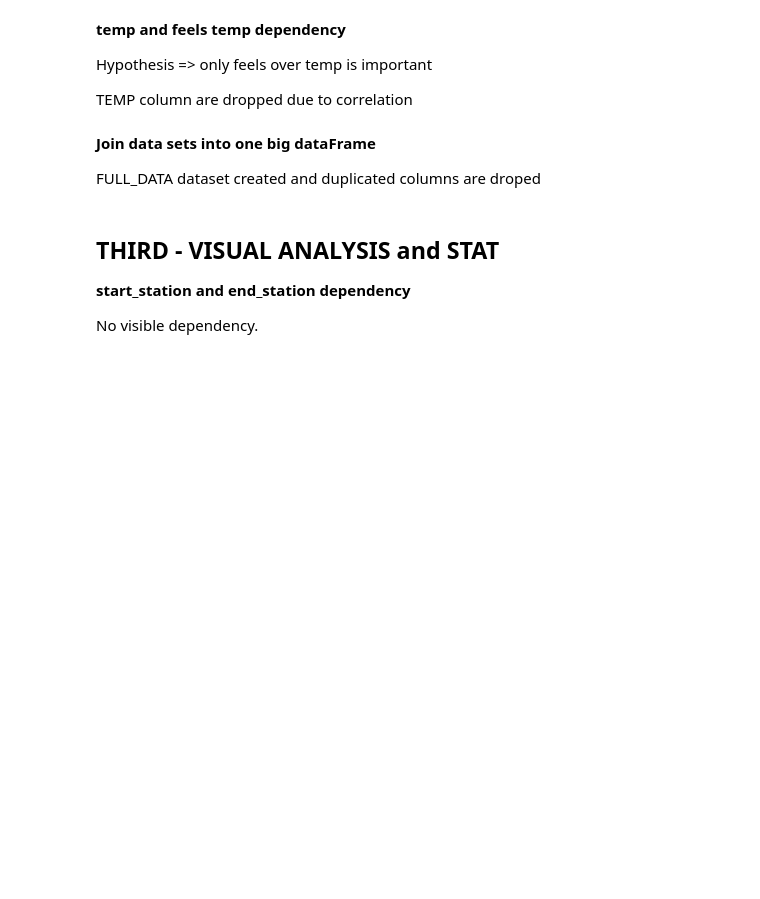
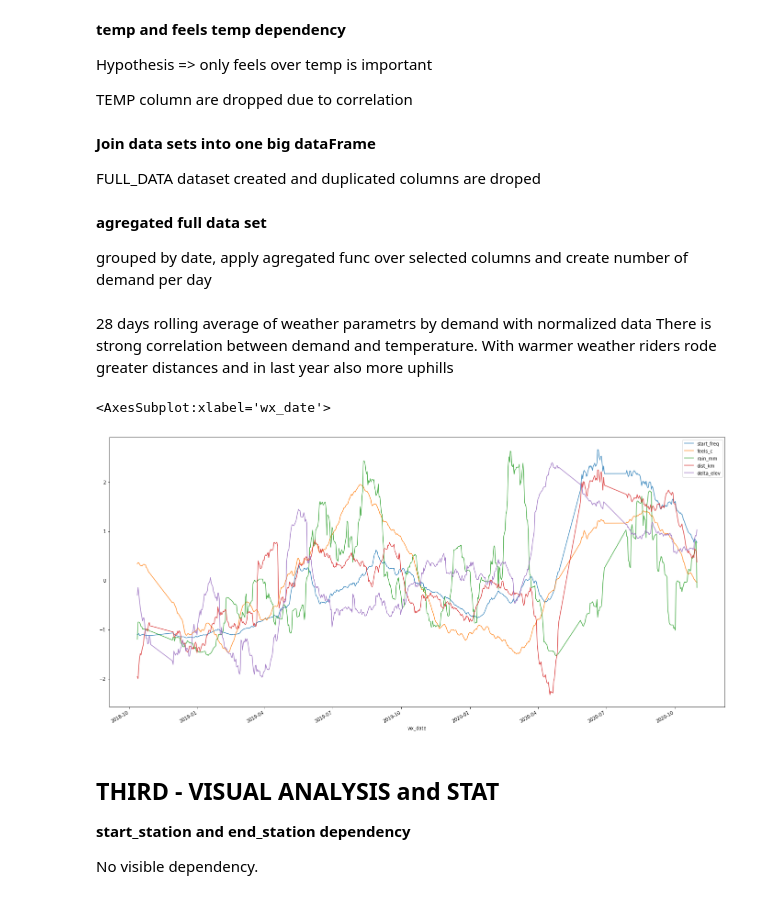
Before and after one commit to daim77/python_BI_analysis_bike_sharing, a Jupyter notebook: results.ipynb, the cells around one changed output. Drawn from its saved outputs; the diff is of its cells as text; code cells hidden in the pictures; blank space fills up the shorter version.

Commit message:
normalized data rolling average

```diff
--- a/results.ipynb
+++ b/results.ipynb
@@ -111,10 +111,11 @@ weather_df['cloudiness_%'] = weather_df['cloud'].str.rstrip('%')
 
 weather_df.drop(['wind', 'gust', 'temp', 'feels', 'rain', 'humidity', 'cloud'], axis=1, inplace=True)
 
-weather_df['wind_direction_deg'] = weather_df['wind_direction_deg'].map({'S': 180, 'SSW': 202.5, 'SW': 225, 'SE': 135,
-                                 'WSW': 247.5, 'W': 270, 'NE': 45,'ENE': 67.5,
-                                  'E': 90, 'NNE': 22.5,'NNW': 337.5, 'NW': 315,
-                                  'WNW': 292.5,'SSE': 157.5, 'ESE': 112.5,'N': 0})
+weather_df['wind_direction_deg'] = weather_df['wind_direction_deg'].map({
+    'N': 0, 'NNE': 22.5, 'NE': 45, 'ENE': 67.5, 'E': 90,
+    'ESE': 112.5, 'SE': 135, 'SSE': 157.5, 'S': 180,
+    'SSW': 202.5, 'SW': 225, 'WSW': 247.5, 'W': 270,
+    'WNW': 292.5, 'NW': 315, 'NNW': 337.5})
 
 weather_df.head()
 # %% [markdown]
@@ -349,3 +350,28 @@ full_data_df.drop('ended_at', axis=1, inplace=True)
 full_data_df.dtypes
 # %%
 full_data_df.head(5)
+# %% [markdown]
+**agregated full data set**
+
+grouped by date, apply agregated func over selected columns and create number of demand per day
+# %%
+ag_full_df = full_data_df.set_index('wx_date').groupby(pd.Grouper(freq='D'))\
+    .agg({
+    'day_of_week': 'max', 'start_station_id': 'count',
+    'delta_elev': 'mean', 'dist_km': 'mean', 'duration_s': 'mean', 'heading_deg': 'median',
+    'wind_direction_deg': 'median', 'gust_km_h': 'mean',
+    'feels_c': 'mean', 'rain_mm': 'mean'})\
+    .reset_index()\
+    .rename(columns={'start_station_id': 'start_freq'})
+# %% [markdown]
+28 days rolling average of weather parametrs by demand with normalized data
+There is strong correlation between demand and temperature.
+With warmer weather riders rode greater distances and in last year also more uphills
+# %%
+df = ag_full_df.set_index('wx_date').rolling(28).mean().dropna()
+df = (df-df.mean())/df.std()
+df = df.reset_index()
+df.plot(x='wx_date', y=['start_freq','feels_c', 'rain_mm', 'dist_km', 'delta_elev', ''], figsize=(24, 12), alpha=0.8)
+# %% [output]
+<AxesSubplot:xlabel='wx_date'>
+[figure, added]
```
Also changed, not shown: parts of 23 cells of this notebook.
